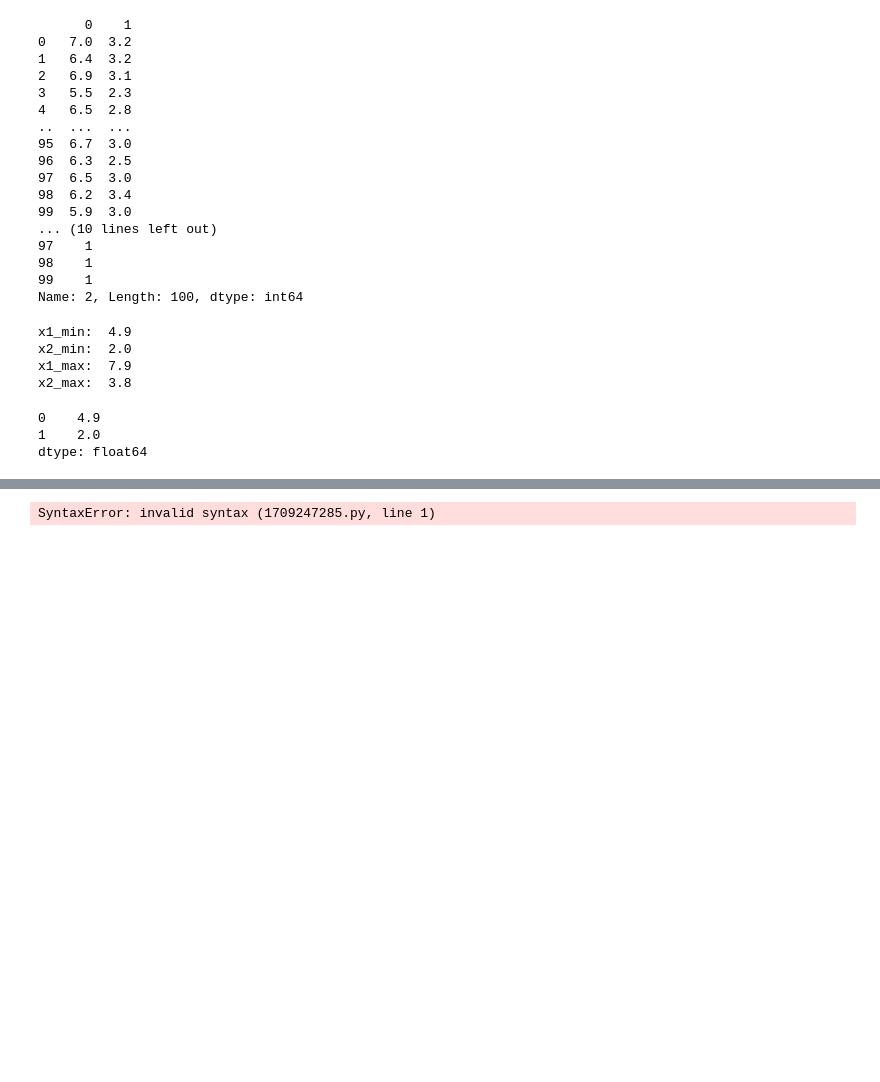
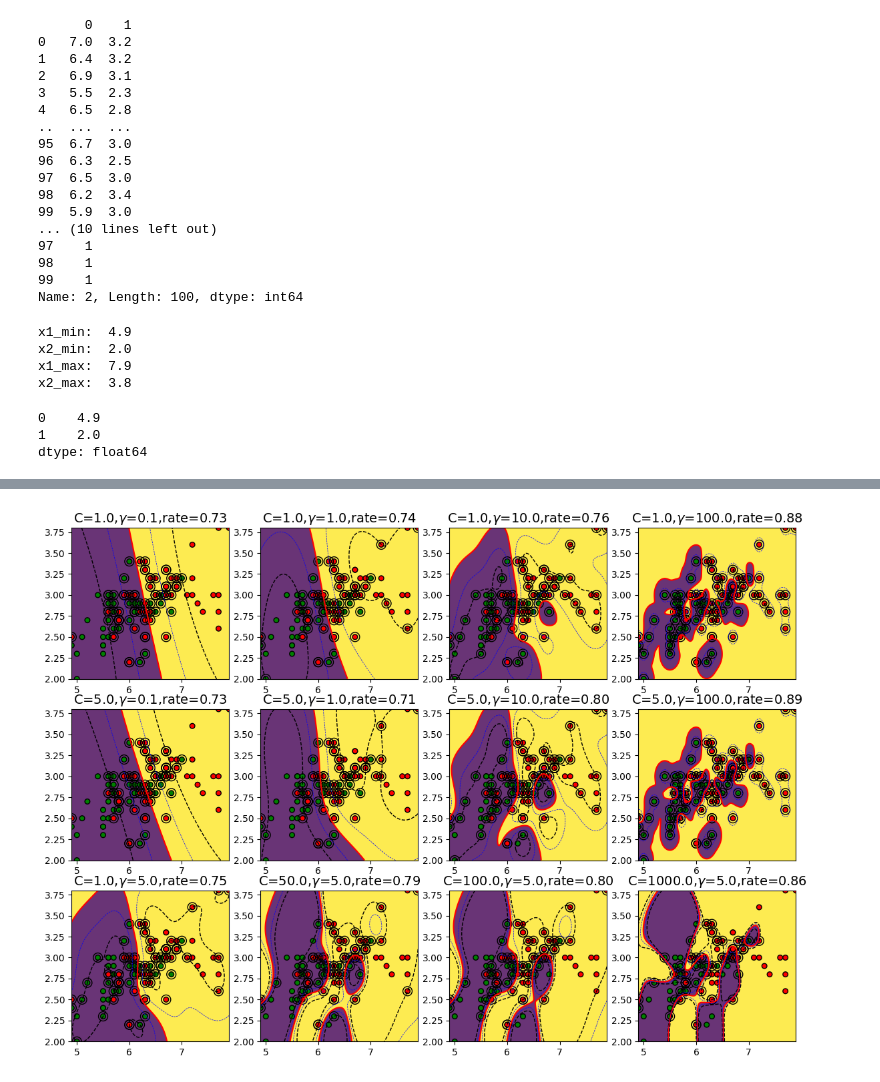
Before and after one commit to xkzhai2019/MLiA, a Jupyter notebook: SupportVectorMachine/Sklearn_SVM4.ipynb, the cells around one changed output, grey strips where cells are left out. Cells and saved outputs as stored; diff of their text form; code cells hidden in the pictures; blank space fills up the shorter version.

Commit message:
SVM params

```diff
--- a/SupportVectorMachine/Sklearn_SVM4.ipynb
+++ b/SupportVectorMachine/Sklearn_SVM4.ipynb
@@ -55,7 +53,12 @@ x2_max:  3.8
 1    2.0
 dtype: float64
 # %%
-x1, x2 = np.mgrid[x1_min:x1_max:200j, x2_min:x2_max:200j]
+# 网格点
+x1, x2 = np.mgrid[x1_min:x1_max:200j, x2_min:x2_max:200j] # 最小值-最大值 切片法均分为200个点生成网格
+print(x1)
+print(x2)
+grid_test = np.stack((x1.flat, x2.flat),axis=1)
+print(grid_test)
 # %% [output]
 [[4.9        4.9        4.9        ... 4.9        4.9        4.9       ]
  [4.91507538 4.91507538 4.91507538 ... 4.91507538 4.91507538 4.91507538]
@@ -67,3 +80,34 @@ x1, x2 = np.mgrid[x1_min:x1_max:200j, x2_min:x2_max:200j]
 # %%
+# cm_light = mpl.colors.ListedColormap([''])
+cm_dark =  mpl.colors.ListedColormap(['g','r'])
+# mpl.rcParams['font.sans-serif'] = ['SimHei']
+plt.figure(figsize=(14, 10), facecolor='w')
+
+# 遍历参数训练
+for i, param in enumerate(clf_params):
+    clf = svm.SVC(C=param[1],kernel=param[0])
+    clf.gamma = param[2]
+    clf.fit(X,y)
+    y_hat = clf.predict(X) # 样本点预测结果
+
+    title = u'C=%.1f,$\gamma$=%.1f,rate=%.2f' % (param[1],param[2],accuracy_score(y,y_hat))
+    plt.subplot(3,4,i+1)
+    grid_hat = clf.predict(grid_test)
+    grid_hat = grid_hat.reshape(x1.shape) # 网格点预测结果
+
+    plt.pcolormesh(x1,x2,grid_hat,alpha=0.8) # 网格点预测结果显示
+    plt.scatter(X[0],X[1],c=y,edgecolors='k',s=30,cmap=cm_dark) # 样本点显示
+    plt.scatter(X.loc[clf.support_,0],X.loc[clf.support_,1],edgecolors='k',facecolor='none',s=100,marker='o') # 支撑向量显示
+
+    z = clf.decision_function(grid_test) # 绘制决策平面
+    z = z.reshape(x1.shape)
+    plt.contour(x1, x2, z, colors=list('kbrbk'), linestyles=['--', '--', '-', '--', '--'],
+                linewidths=[1, 0.5, 1.5, 0.5, 1], levels=[-1, -0.5, 0, 0.5, 1])
+
+
+    plt.xlim(x1_min,x1_max)
+    plt.ylim(x2_min,x2_max)
+    plt.title(title,fontsize=14) # 标题
+plt.show()
 # %% [output]
-SyntaxError: invalid syntax (1709247285.py, line 1)
+[figure, added]
```
Also changed, not shown: parts of 2 cells of this notebook.
